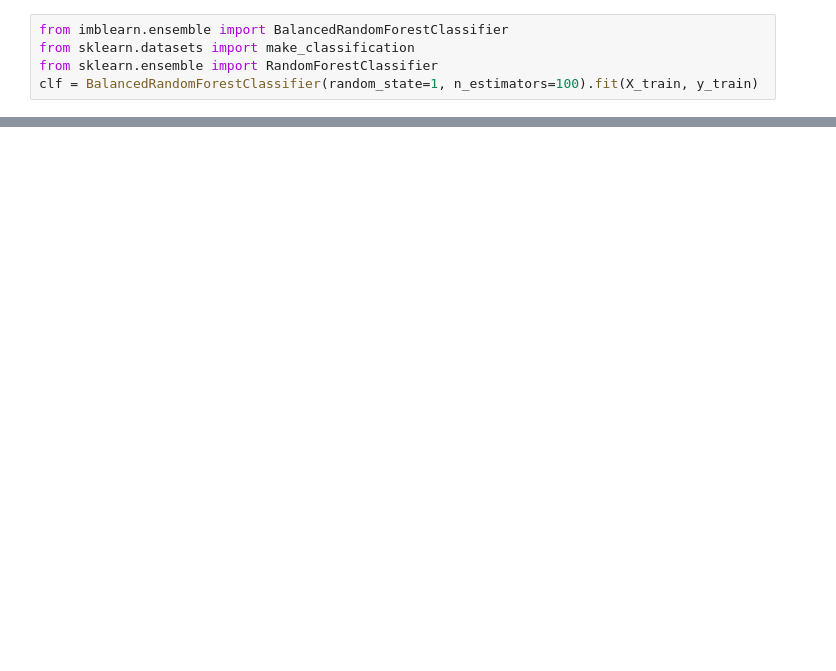
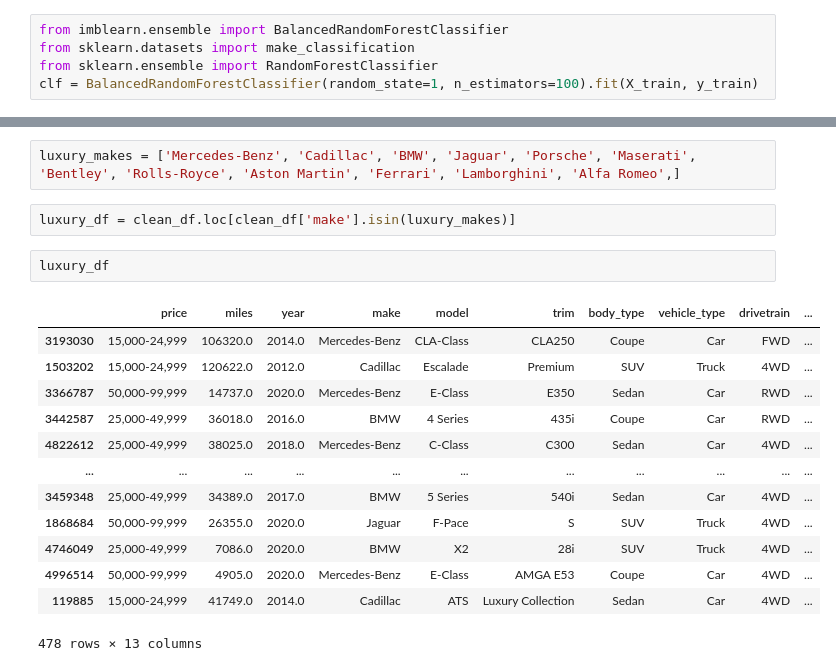
Before and after one commit to HWallace14/Final_Project, a Jupyter notebook: car_supervised_learning.ipynb, the cells around one changed output, grey strips where cells are left out. Drawn from its saved outputs; the diff is of its cells as text; blank space fills up the shorter version.

```diff
--- a/car_supervised_learning.ipynb
+++ b/car_supervised_learning.ipynb
@@ -120,0 +320,20 @@ sorted(zip(clf.feature_importances_, X.columns), reverse=True)
+# %%
+luxury_makes = ['Mercedes-Benz', 'Cadillac', 'BMW', 'Jaguar', 'Porsche', 'Maserati', 'Bentley', 'Rolls-Royce', 'Aston Martin', 'Ferrari', 'Lamborghini', 'Alfa Romeo',]
+# %%
+luxury_df = clean_df.loc[clean_df['make'].isin(luxury_makes)]
+# %%
+luxury_df
+# %% [output]
+|  | price | miles | year | make | model | trim | body_type | vehicle_type | drivetrain | ... |
+| 3193030 | 15,000-24,999 | 106320.0 | 2014.0 | Mercedes-Benz | CLA-Class | CLA250 | Coupe | Car | FWD | ... |
+| 1503202 | 15,000-24,999 | 120622.0 | 2012.0 | Cadillac | Escalade | Premium | SUV | Truck | 4WD | ... |
+| 3366787 | 50,000-99,999 | 14737.0 | 2020.0 | Mercedes-Benz | E-Class | E350 | Sedan | Car | RWD | ... |
+| 3442587 | 25,000-49,999 | 36018.0 | 2016.0 | BMW | 4 Series | 435i | Coupe | Car | RWD | ... |
+| 4822612 | 25,000-49,999 | 38025.0 | 2018.0 | Mercedes-Benz | C-Class | C300 | Sedan | Car | 4WD | ... |
+| ... | ... | ... | ... | ... | ... | ... | ... | ... | ... | ... |
+| 3459348 | 25,000-49,999 | 34389.0 | 2017.0 | BMW | 5 Series | 540i | Sedan | Car | 4WD | ... |
+| 1868684 | 50,000-99,999 | 26355.0 | 2020.0 | Jaguar | F-Pace | S | SUV | Truck | 4WD | ... |
+| 4746049 | 25,000-49,999 | 7086.0 | 2020.0 | BMW | X2 | 28i | SUV | Truck | 4WD | ... |
+| 4996514 | 50,000-99,999 | 4905.0 | 2020.0 | Mercedes-Benz | E-Class | AMGA E53 | Coupe | Car | 4WD | ... |
+| 119885 | 15,000-24,999 | 41749.0 | 2014.0 | Cadillac | ATS | Luxury Collection | Sedan | Car | 4WD | ... |
+478 rows × 13 columns
```
Also changed, not shown: parts of 52 cells of this notebook, 8 other files.
